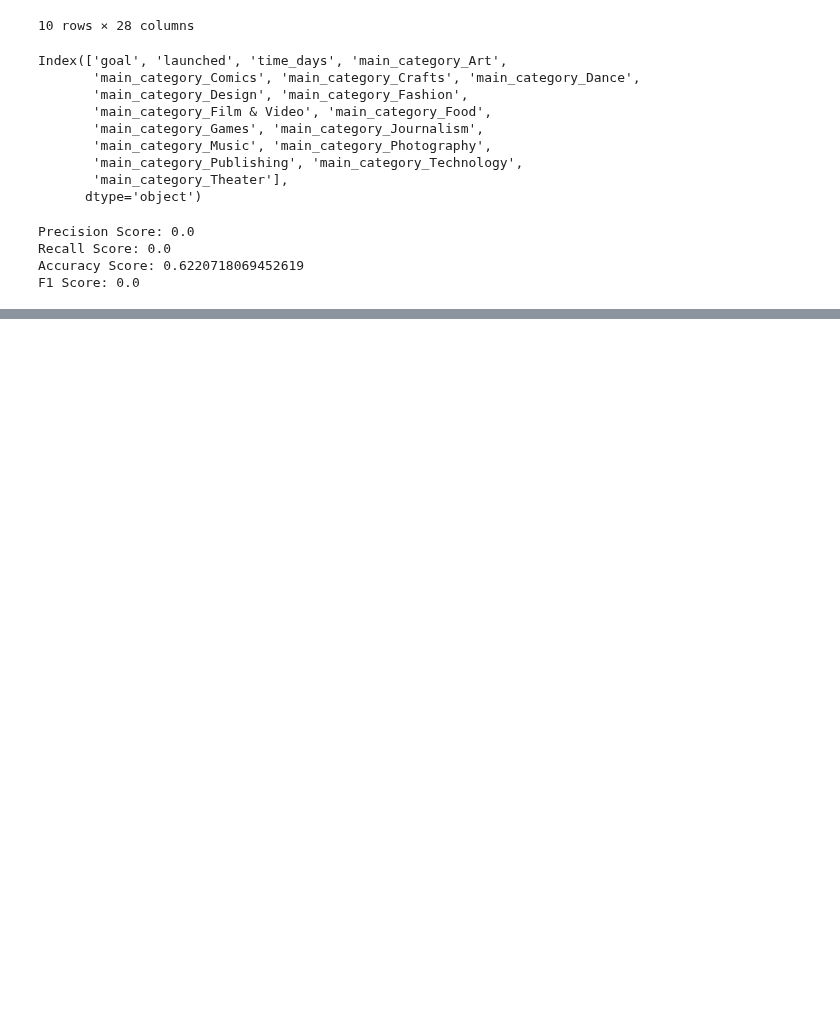
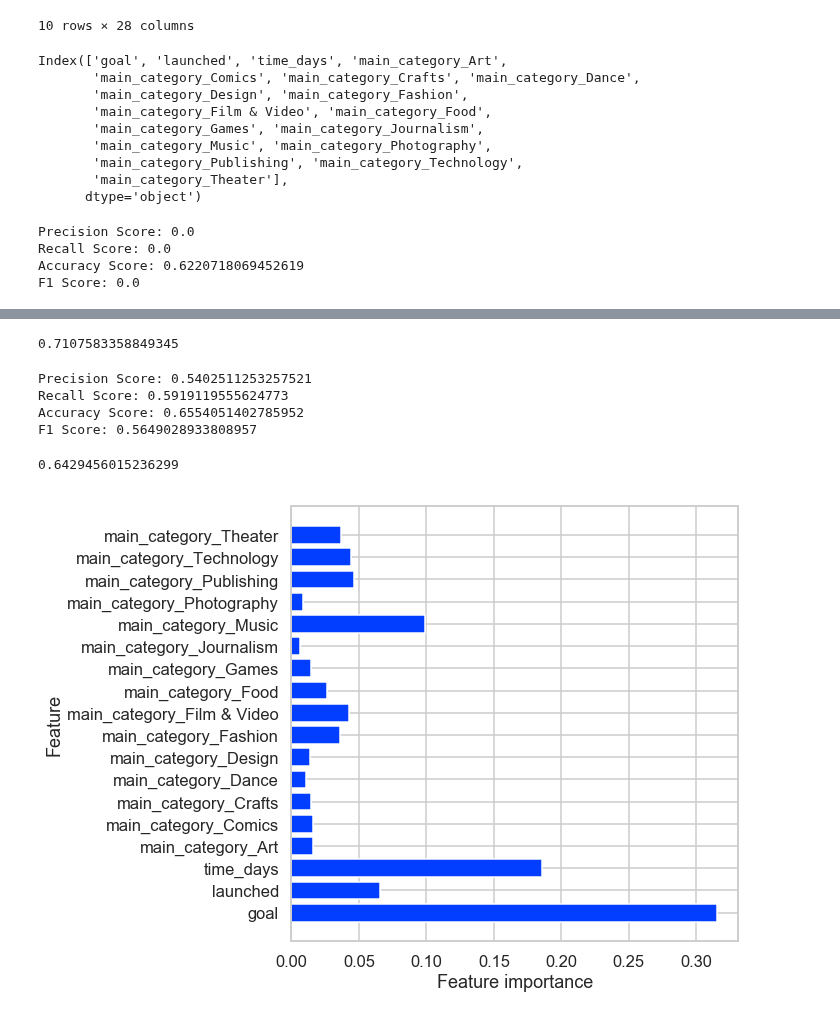
Before and after one commit to JonBebi/Kickfinisher, a Jupyter notebook: Kick_2016.ipynb, the cells around one changed output, grey strips where cells are left out. Cells and saved outputs as stored; diff of their text form; code cells hidden in the pictures; blank space fills up the shorter version.

```diff
--- a/Kick_2016.ipynb
+++ b/Kick_2016.ipynb
@@ -534,0 +543,3 @@ F1 Score: 0.0
+# %%
+tree = DecisionTreeClassifier(max_depth=16, random_state=22)
+tree.fit(X_train, y_train)
@@ -534,0 +578,3 @@ F1 Score: 0.0
+# %%
+forest = RandomForestClassifier(n_estimators=100, max_depth= 16, random_state=22)
+forest.fit(X_train, y_train)
@@ -534,0 +589,4 @@ F1 Score: 0.0
+# %%
+forest.score(X_train, y_train)
+# %% [output]
+0.7107583358849345
@@ -534,0 +595,15 @@ F1 Score: 0.0
+# %%
+print_metrics(y_test, y_pred)
+# %% [output]
+Precision Score: 0.5402511253257521
+Recall Score: 0.5919119555624773
+Accuracy Score: 0.6554051402785952
+F1 Score: 0.5649028933808957
+# %%
+roc_auc_score(y_test, y_pred)
+# %% [output]
+0.6429456015236299
+# %%
+plot_feature_importances(forest, X_train)
+# %% [output]
+[figure, added]
```
Also changed, not shown: parts of 9 cells of this notebook.
